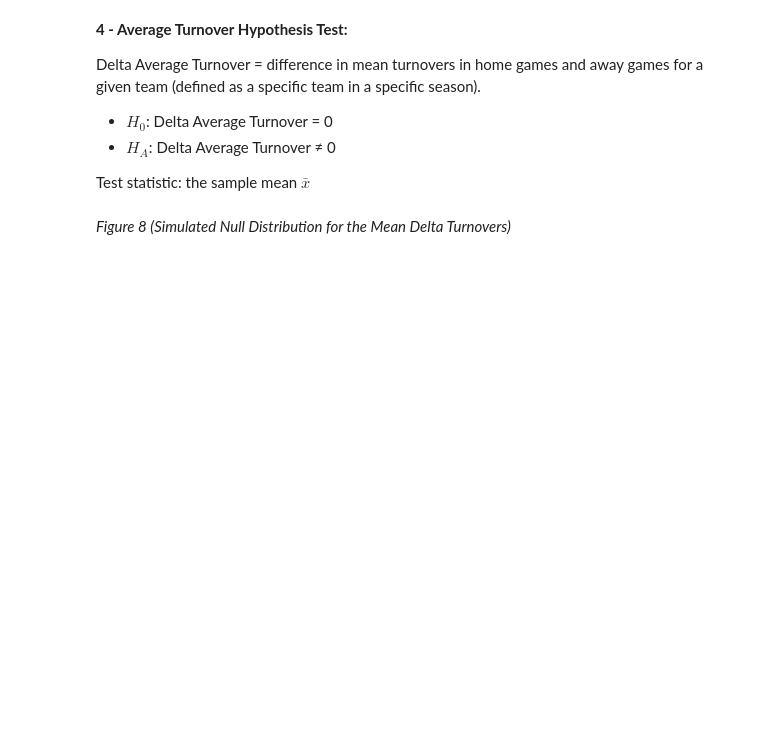
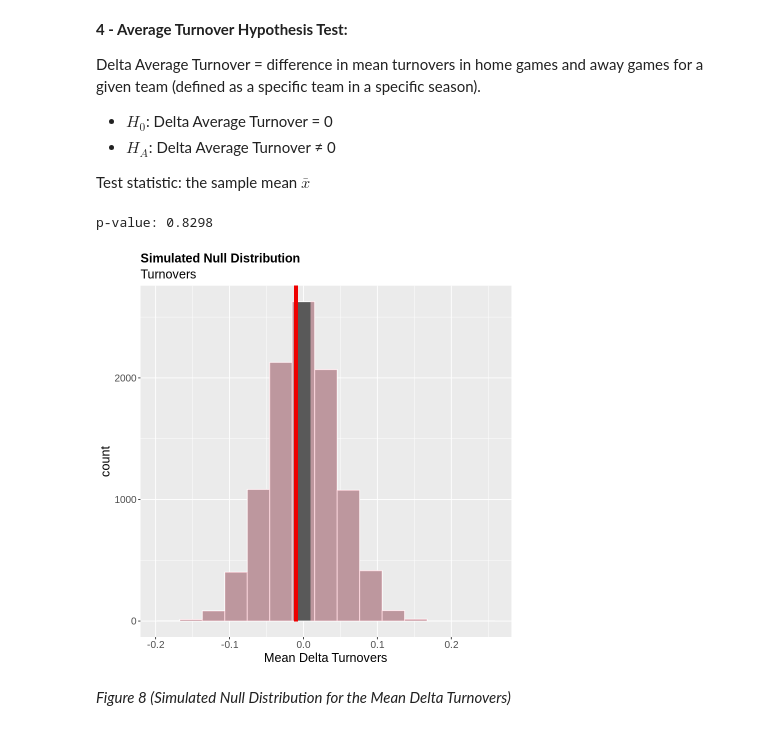
Before and after one commit to DavidYJC/STAT201_GroupProject, a Jupyter notebook: Project Report.ipynb, the cells around one changed output. Cells and saved outputs as stored; diff of their text form; code cells hidden in the pictures; blank space fills up the shorter version.

```diff
--- a/Project Report.ipynb
+++ b/Project Report.ipynb
@@ -442,23 +442,26 @@ Test statistic: the sample mean $\bar{x}$
 # %%
 set.seed(2022)
 #Calculate the observed test statistic
 obs_test_stat_delta.TurnoverAvg <- mean(delta_data$delta.TurnoverAvg)
 
 #Create sampling bootstrap (reps 10,000) and the null model
 null_model <- delta_data %>%
     specify(response = delta.TurnoverAvg) %>%
     hypothesise(null = "point", mu = 0) %>%
-    generate(type = "bootstrap", reps = 1000) %>%
+    generate(type = "bootstrap", reps = 10000) %>%
     calculate(stat = "mean")
 
 #Visualizing null model
 vis_null_model_delta.TurnoverAvg <- vis_null_model_function(null_model, obs_test_stat_delta.TurnoverAvg) +
     xlab("Mean Delta Turnovers") +
     ggtitle("Simulated Null Distribution", subtitle = "Turnovers")
 vis_null_model_delta.TurnoverAvg
 
 #Calculate p-value
 p_value_function(null_model, obs_test_stat_delta.TurnoverAvg)
+# %% [output]
+p-value: 0.8298
+[figure, added]
 # %% [markdown]
 <em> Figure 8 (Simulated Null Distribution for the Mean Delta Turnovers) </em>
 # %% [markdown]
```
Also changed, not shown: parts of 2 cells of this notebook.
